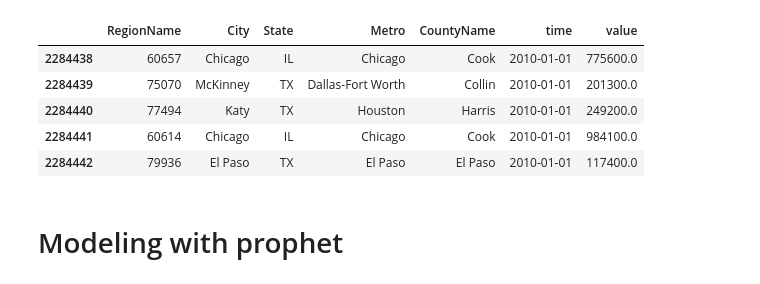
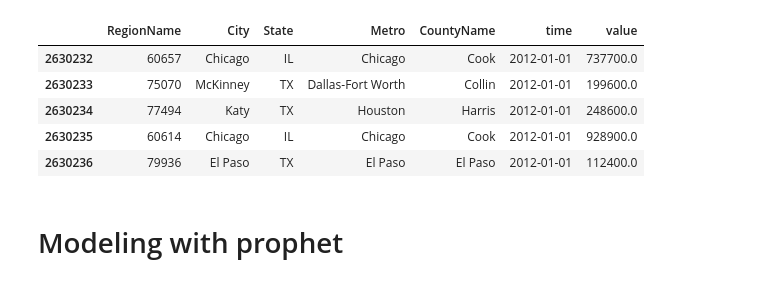
Before and after one commit to howen7/Time-series-zillow, a Jupyter notebook: notebooks/exploratory/Prophet.ipynb, the cells around one changed output. Cells and saved outputs as stored; diff of their text form; code cells hidden in the pictures.

```diff
--- a/notebooks/exploratory/Prophet.ipynb
+++ b/notebooks/exploratory/Prophet.ipynb
@@ -12,19 +18,19 @@ from sklearn.metrics import mean_squared_error, mean_absolute_error
 from sklearn.model_selection import ParameterGrid
 from numpy import load
 # %%
-# dropping columns that arent needed and using data from 2010 and above
+# dropping columns that arent needed and using data from 2012 and above
 df = pd.read_csv('../../src/data/zillow_data_lf.csv')
 df.time = pd.to_datetime(df.time)
 df.drop(['RegionID','SizeRank'], axis = 1, inplace = True)
-df = df[pd.DatetimeIndex(df['time']).year >2009]
+df = df[pd.DatetimeIndex(df['time']).year >2011]
 df.head()
 # %% [output]
 |  | RegionName | City | State | Metro | CountyName | time | value |
-| 2284438 | 60657 | Chicago | IL | Chicago | Cook | 2010-01-01 | 775600.0 |
-| 2284439 | 75070 | McKinney | TX | Dallas-Fort Worth | Collin | 2010-01-01 | 201300.0 |
-| 2284440 | 77494 | Katy | TX | Houston | Harris | 2010-01-01 | 249200.0 |
-| 2284441 | 60614 | Chicago | IL | Chicago | Cook | 2010-01-01 | 984100.0 |
-| 2284442 | 79936 | El Paso | TX | El Paso | El Paso | 2010-01-01 | 117400.0 |
+| 2630232 | 60657 | Chicago | IL | Chicago | Cook | 2012-01-01 | 737700.0 |
+| 2630233 | 75070 | McKinney | TX | Dallas-Fort Worth | Collin | 2012-01-01 | 199600.0 |
+| 2630234 | 77494 | Katy | TX | Houston | Harris | 2012-01-01 | 248600.0 |
+| 2630235 | 60614 | Chicago | IL | Chicago | Cook | 2012-01-01 | 928900.0 |
+| 2630236 | 79936 | El Paso | TX | El Paso | El Paso | 2012-01-01 | 112400.0 |
 # %% [markdown]
 # Modeling with prophet
 # %%
```
Also changed, not shown: parts of 20 cells of this notebook, 9 other files.
